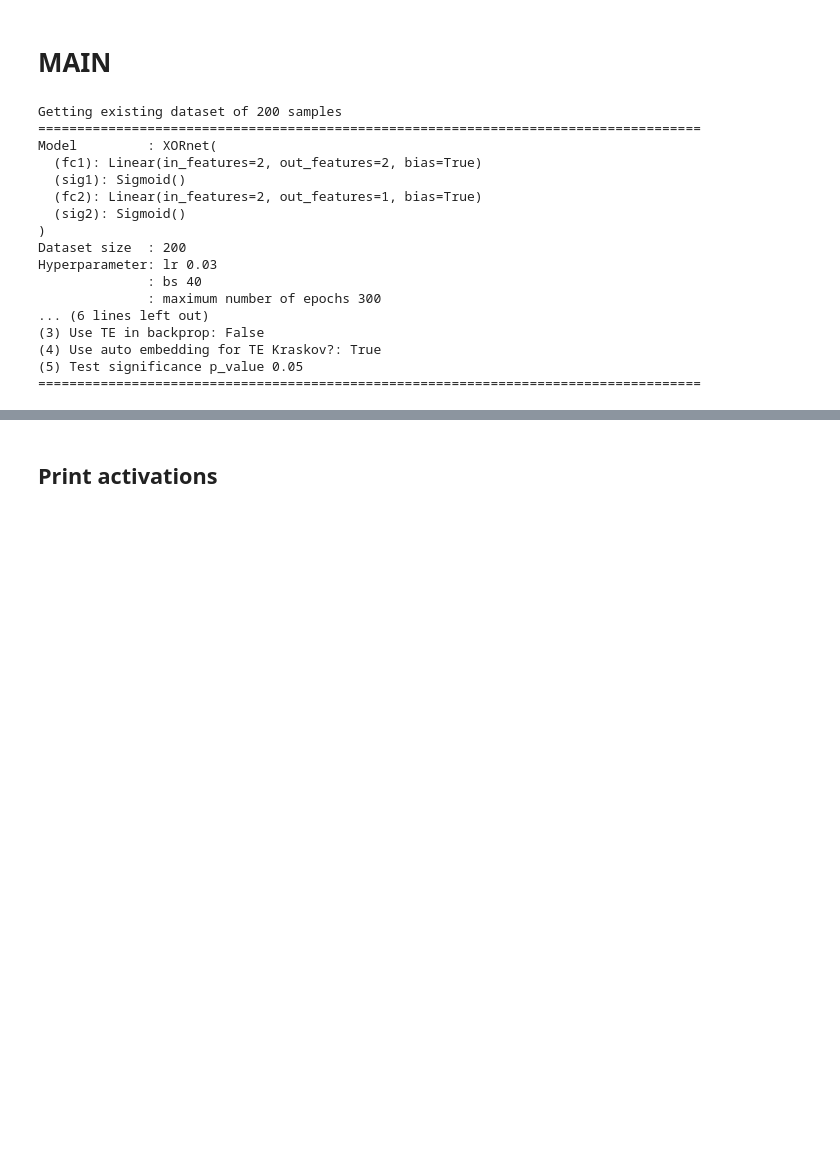
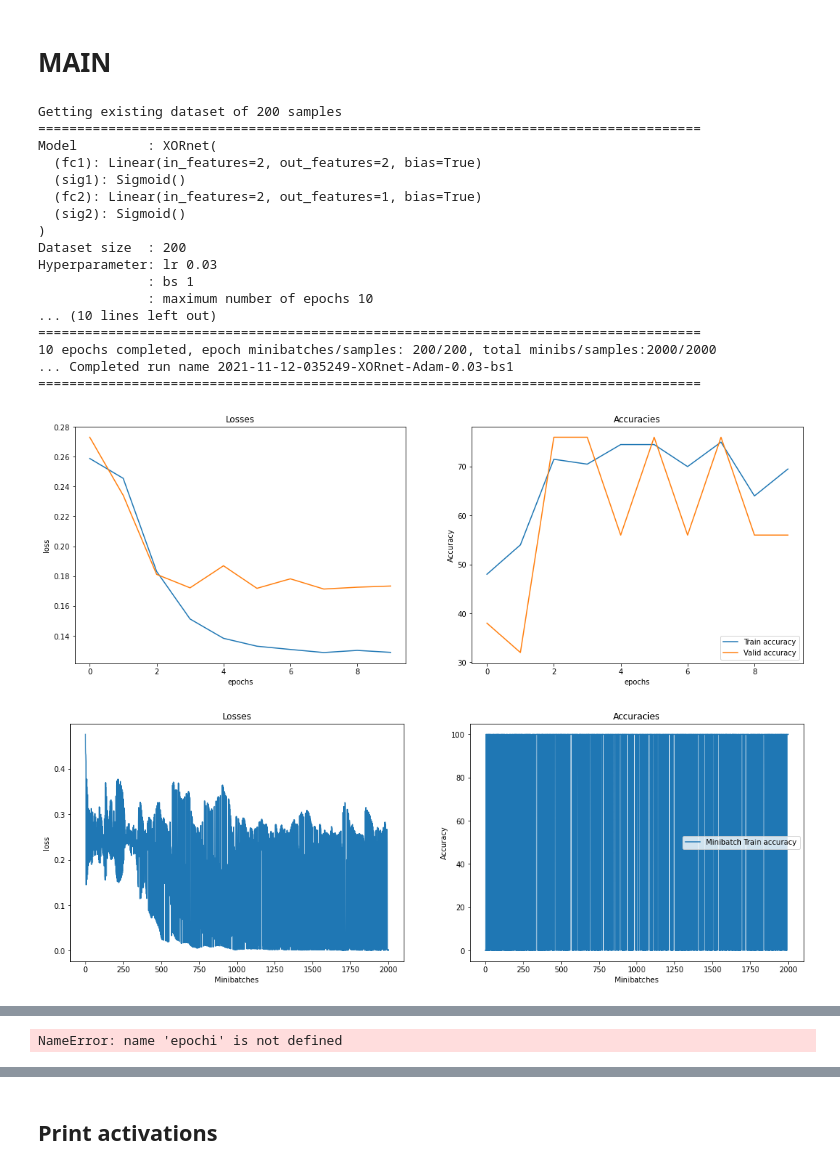
Before and after one commit to IsisChameleon/CSYS5030, a Jupyter notebook: Assignment2/xor-v5.ipynb, the cells around one changed output, grey strips where cells are left out. Saved outputs shown, nothing was run; the diff lists cells and outputs as text; code cells hidden in the pictures; blank space fills up the shorter version.

```diff
--- a/Assignment2/xor-v5.ipynb
+++ b/Assignment2/xor-v5.ipynb
@@ -1115,58 +1114,88 @@ calculator_params = {
 lrs= [ 0.03 ]
 for lr in lrs:
 
-    for i in range(1):
+    for i in range(10):
 
         train_params = {
             'lr' : lr, #0.03, 0.025 in paper
-            'bs' : 40,
-            'past' : 120,
+            'bs' : 1,
+            'past' : 40,
             'num_samples' : 200,
             'g' : 0.7,
-            'epochs': 300, #100
+            'epochs': 10, #100
             'opt_name': 'adam',
             'calculator_params': calculator_params,
             'withTE': False,   # using TE in backpropagation, only used with optimizer SGD2
             'calculateITMeasures': True,   # calculate IT Measures at each minibatch
-            'measures': {'te':False, 'mi':False, 'tek':True, 'mik': True}
+            'measures': {'te':True, 'mi':True, 'tek':True, 'mik': True}
         }
 
-        activation_collector, teCalc, lg = train(**train_params)
-
-        epochi = next((i+1 for i, acc in enumerate(lg.accuracies) if acc >= 100), train_params['epochs'])
-
-        print(f'lr {lr} # epoch 100% acc or max {epochi} : acc {lg.accuracies[epochi-1]} - losses {lg.losses[epochi-1]}')
+        activation_collector_0, teCalc_0, lg_0 = train(**train_params)
 
         # saving result data to pickle file
 
         result_dict = {
-            'name': lg.getRunName(),
+            'name': lg_0.getRunName(),
             'params': train_params,
-            'collector': activation_collector,
-            'calculator': teCalc,
-            'logger': lg
+            'collector': activation_collector_0,
+            'calculator': teCalc_0,
+            'logger': lg_0
         }
 
-        pickleSave(result_dict, f'{lg.getRunName()}_{epochi}_result_dict', './data')
+        pickleSave(result_dict, f'{lg_0.getRunName()}_Phase1_{epochi}_result_dict', './data')
+
+#         train_params = {
+#             'lr' : lr, #0.03, 0.025 in paper
+#             'bs' : 40,
+#             'past' : 120,
+#             'num_samples' : 200,
+#             'g' : 0.7,
+#             'epochs': 300, #100
+#             'opt_name': 'adam',
+#             'calculator_params': calculator_params,
+#             'withTE': False,   # using TE in backpropagation, only used with optimizer SGD2
+#             'calculateITMeasures': True,   # calculate IT Measures at each minibatch
+#             'measures': {'te':True, 'mi':True, 'tek':True, 'mik': True}
+#         }
+
+#         activation_collector, teCalc, lg = train(**train_params)
+
+#         epochi = next((i+1 for i, acc in enumerate(lg.accuracies) if acc >= 100), train_params['epochs'])
+
+#         print(f'lr {lr} # epoch 100% acc or max {epochi} : acc {lg.accuracies[epochi-1]} - losses {lg.losses[epochi-1]}')
+
+#         # saving result data to pickle file
+
+#         result_dict = {
+#             'name': lg.getRunName(),
+#             'params': train_params,
+#             'collector': activation_collector,
+#             'calculator': teCalc,
+#             'logger': lg
+#         }
+
+#         pickleSave(result_dict, f'{lg.getRunName()}_Phase2_{epochi}_result_dict', './data')
 
         # TEMP - To exit the training loop at the first 100% accuracy
-        if epochi < 300:
-            break
+        #if epochi < 300:
+        #    break
 # %% [output]
 Getting existing dataset of 200 samples
 =====================================================================================
 Model         : XORnet(
   (fc1): Linear(in_features=2, out_features=2, bias=True)
   (sig1): Sigmoid()
   (fc2): Linear(in_features=2, out_features=1, bias=True)
   (sig2): Sigmoid()
 )
 Dataset size  : 200
 Hyperparameter: lr 0.03
-              : bs 40
-              : maximum number of epochs 300
-... (6 lines left out)
-(3) Use TE in backprop: False
-(4) Use auto embedding for TE Kraskov?: True
-(5) Test significance p_value 0.05
+              : bs 1
+              : maximum number of epochs 10
+... (10 lines left out)
 =====================================================================================
+10 epochs completed, epoch minibatches/samples: 200/200, total minibs/samples:2000/2000
+... Completed run name 2021-11-12-035249-XORnet-Adam-0.03-bs1
+=====================================================================================
+[figure, added]
+[figure, added]
@@ -1173,3 +1205,4 @@ Hyperparameter: lr 0.03
+NameError: name 'epochi' is not defined
 # %%
 print(f"Target history: median {teCalc.tek_embedding_parameters['kh'].median()}, average {teCalc.tek_embedding_parameters['kh'].mean()}, stddev {teCalc.tek_embedding_parameters['kh'].std()}")
 print(f"Target tau: median {teCalc.tek_embedding_parameters['kt'].median()}, average {teCalc.tek_embedding_parameters['kt'].mean()}, stddev {teCalc.tek_embedding_parameters['kt'].std()}")
```
Also changed, not shown: parts of 18 cells of this notebook, 2 other files.
